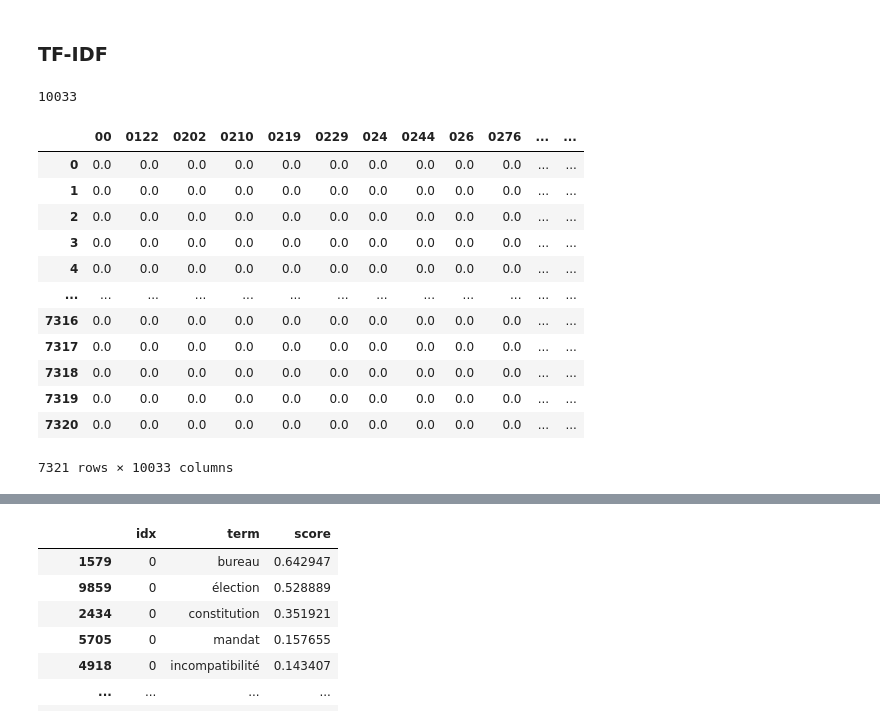
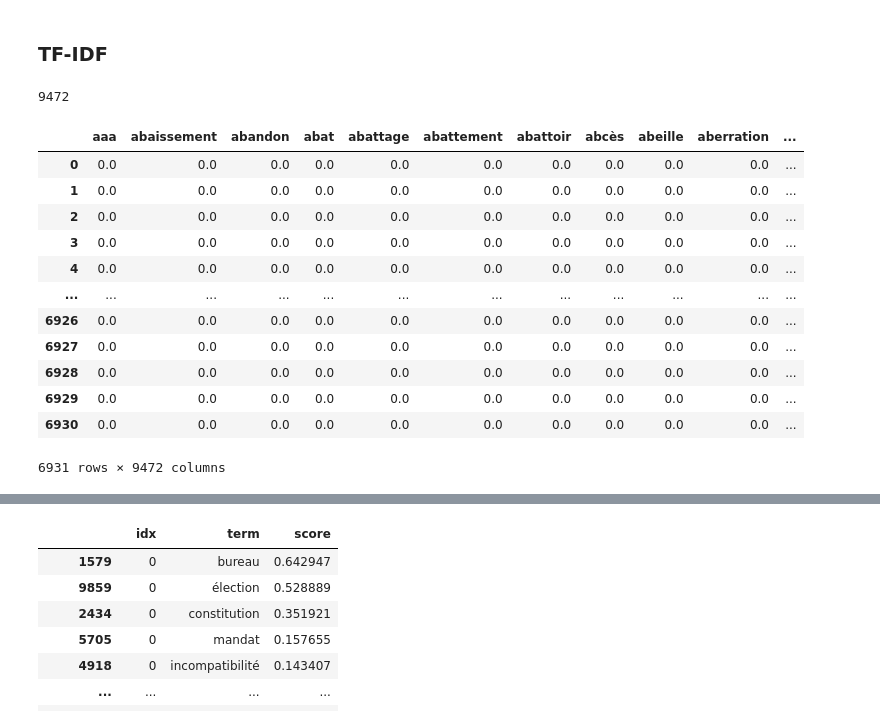
Before and after one commit to cgcrts/ef23_discours, a Jupyter notebook: topic_processing.ipynb, the cells around one changed output, grey strips where cells are left out. Drawn from its saved outputs; the diff is of its cells as text; code cells hidden in the pictures.

```diff
--- a/topic_processing.ipynb
+++ b/topic_processing.ipynb
@@ -142,10 +142,10 @@ lemmatizer = nlp.get_pipe("lemmatizer")
 additional_stopwords = {'-t', 'avez', 'être', 'aujourd', 'hui'}
 specific_stopwords = {
     'accord', 'alinéa', 'an', 'année', 'article', 'avis', 'cadre', 'canton', 'cas',
-    'collègue', 'commission', 'conseil', 'décision', 'disposition', 'domaine', 'droit',
-    'fédéral', 'franc', 'groupe', 'initiative', 'loi', 'majorité', 'matière', 'mesure', 'milliard', 'million', 'minorité',
+    'collègue', 'commission', 'conseil', 'débat', 'décision', 'discussion', 'disposition', 'domaine', 'droit',
+    'fédéral', 'franc', 'groupe', 'initiative', 'législature', 'loi', 'majorité', 'matière', 'mesure', 'milliard', 'million', 'minorité',
     'monsieur', 'motion', 'parlementaire', 'pays', 'postulat', 'politique', 'position', 'président', 'proposition',
-    'projet', 'question', 'rapport', 'réponse', 'situation', 'suisse', 'voix'
+    'projet', 'question', 'rapport', 'rapporteur', 'réponse', 'session', 'situation', 'suisse', 'voix'
 }
 removed_stopwords = {'hui'}
 
@@ -229,7 +221,7 @@ processed_transcript['text_lemmatized'] = processed_transcript['Text'].progress_
             token.is_punct,
             token.is_space,
             token.ent_type_,
-            token.is_digit,
+            not token.is_alpha,
             token.lemma_ in nlp.Defaults.stop_words,
             token.pos_ != 'NOUN',
         ])
@@ -268,3 +260,7 @@ processed_transcript
 | 7319 | 319720 | 60673 | 4238 | Il est clair et juste que les vic... | N | 20230504 | 5120 | ... |
 | 7320 | 319745 | 60674 | 4238 | Je me permets de contextualiser b... | N | 20230504 | 5120 | ... |
 7321 rows × 16 columns
+# %%
+processed_transcript = processed_transcript[processed_transcript['text_lemma_list'].map(len) >= 10]
+processed_transcript = processed_transcript.reset_index().rename(columns={'index': 'transcript_idx'})
+processed_transcript
@@ -399,24 +376,25 @@ vectorizer = TfidfVectorizer()
 vectors = vectorizer.fit_transform(group_transcript['text_lemmatized'].to_list())
 len(vectorizer.get_feature_names_out())
 # %% [output]
-10033
+9472
 # %%
 tfidf_df = pd.DataFrame(vectors.toarray(), index=group_transcript.index, columns=vectorizer.get_feature_names_out())
+tfidf_df.index.name = None
 tfidf_df
 # %% [output]
-|  | 00 | 0122 | 0202 | 0210 | 0219 | 0229 | 024 | 0244 | 026 | 0276 | ... | ... |
-| 0 | 0.0 | 0.0 | 0.0 | 0.0 | 0.0 | 0.0 | 0.0 | 0.0 | 0.0 | 0.0 | ... | ... |
-| 1 | 0.0 | 0.0 | 0.0 | 0.0 | 0.0 | 0.0 | 0.0 | 0.0 | 0.0 | 0.0 | ... | ... |
-| 2 | 0.0 | 0.0 | 0.0 | 0.0 | 0.0 | 0.0 | 0.0 | 0.0 | 0.0 | 0.0 | ... | ... |
-| 3 | 0.0 | 0.0 | 0.0 | 0.0 | 0.0 | 0.0 | 0.0 | 0.0 | 0.0 | 0.0 | ... | ... |
-| 4 | 0.0 | 0.0 | 0.0 | 0.0 | 0.0 | 0.0 | 0.0 | 0.0 | 0.0 | 0.0 | ... | ... |
-| ... | ... | ... | ... | ... | ... | ... | ... | ... | ... | ... | ... | ... |
-| 7316 | 0.0 | 0.0 | 0.0 | 0.0 | 0.0 | 0.0 | 0.0 | 0.0 | 0.0 | 0.0 | ... | ... |
-| 7317 | 0.0 | 0.0 | 0.0 | 0.0 | 0.0 | 0.0 | 0.0 | 0.0 | 0.0 | 0.0 | ... | ... |
-| 7318 | 0.0 | 0.0 | 0.0 | 0.0 | 0.0 | 0.0 | 0.0 | 0.0 | 0.0 | 0.0 | ... | ... |
-| 7319 | 0.0 | 0.0 | 0.0 | 0.0 | 0.0 | 0.0 | 0.0 | 0.0 | 0.0 | 0.0 | ... | ... |
-| 7320 | 0.0 | 0.0 | 0.0 | 0.0 | 0.0 | 0.0 | 0.0 | 0.0 | 0.0 | 0.0 | ... | ... |
+|  | aaa | abaissement | abandon | abat | abattage | abattement | abattoir | abcès | abeille | aberration | ... |
+| 0 | 0.0 | 0.0 | 0.0 | 0.0 | 0.0 | 0.0 | 0.0 | 0.0 | 0.0 | 0.0 | ... |
+| 1 | 0.0 | 0.0 | 0.0 | 0.0 | 0.0 | 0.0 | 0.0 | 0.0 | 0.0 | 0.0 | ... |
+| 2 | 0.0 | 0.0 | 0.0 | 0.0 | 0.0 | 0.0 | 0.0 | 0.0 | 0.0 | 0.0 | ... |
+| 3 | 0.0 | 0.0 | 0.0 | 0.0 | 0.0 | 0.0 | 0.0 | 0.0 | 0.0 | 0.0 | ... |
+| 4 | 0.0 | 0.0 | 0.0 | 0.0 | 0.0 | 0.0 | 0.0 | 0.0 | 0.0 | 0.0 | ... |
+| ... | ... | ... | ... | ... | ... | ... | ... | ... | ... | ... | ... |
+| 6926 | 0.0 | 0.0 | 0.0 | 0.0 | 0.0 | 0.0 | 0.0 | 0.0 | 0.0 | 0.0 | ... |
+| 6927 | 0.0 | 0.0 | 0.0 | 0.0 | 0.0 | 0.0 | 0.0 | 0.0 | 0.0 | 0.0 | ... |
+| 6928 | 0.0 | 0.0 | 0.0 | 0.0 | 0.0 | 0.0 | 0.0 | 0.0 | 0.0 | 0.0 | ... |
+| 6929 | 0.0 | 0.0 | 0.0 | 0.0 | 0.0 | 0.0 | 0.0 | 0.0 | 0.0 | 0.0 | ... |
+| 6930 | 0.0 | 0.0 | 0.0 | 0.0 | 0.0 | 0.0 | 0.0 | 0.0 | 0.0 | 0.0 | ... |
-7321 rows × 10033 columns
+6931 rows × 9472 columns
 # %%
 tfidf_df.sort_values(axis='columns', by=tfidf_df.iloc[1].name, ascending=False)
 # %% [output]
```
Also changed, not shown: parts of 51 cells of this notebook.
